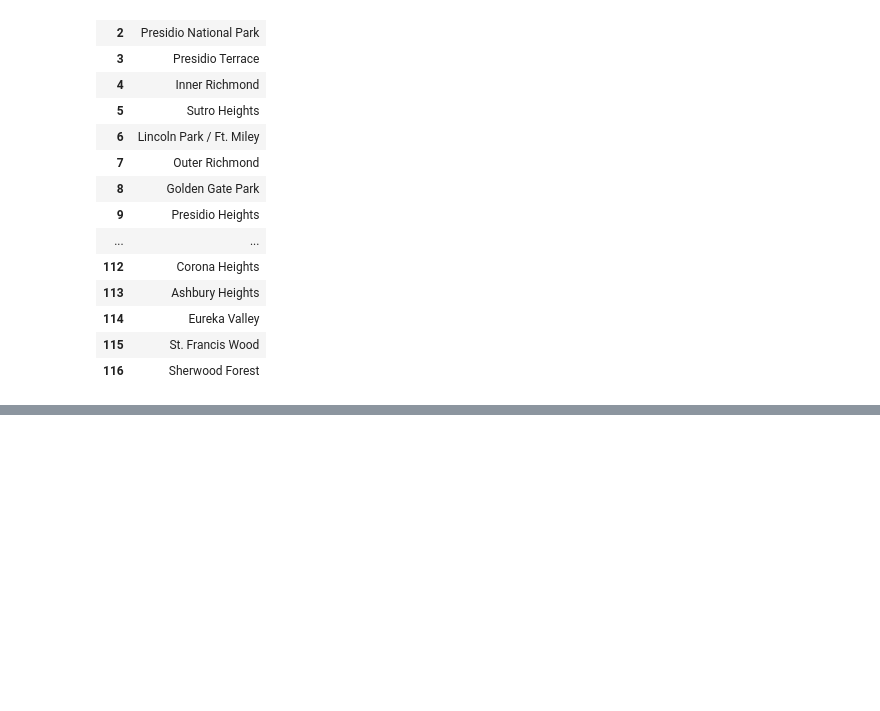
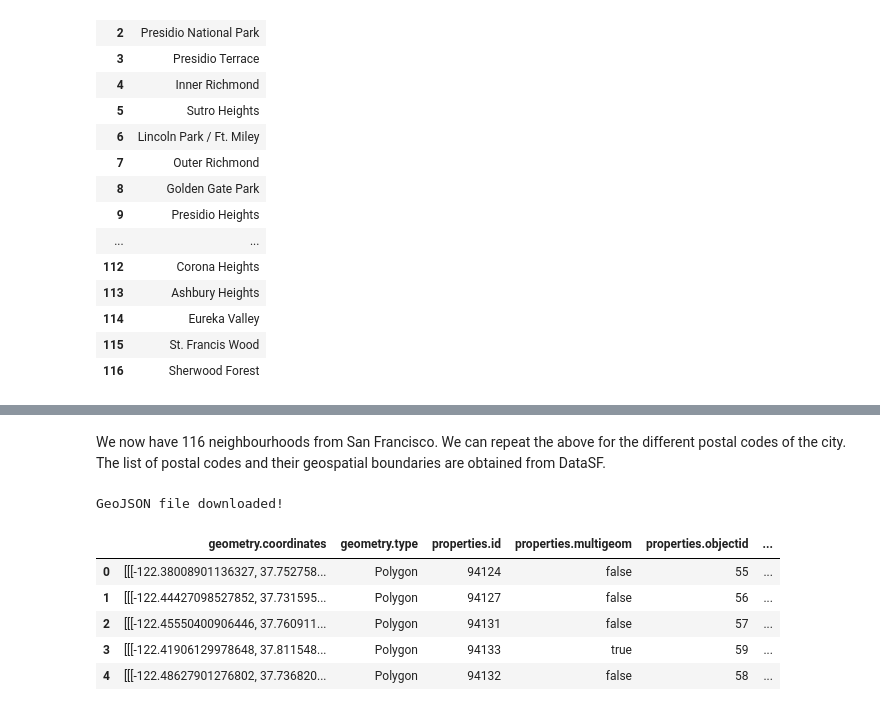
Before and after one commit to elrasp/Coursera_Capstone, a Jupyter notebook: 1. Data Collection - Geospatial Data of San Francisco.ipynb, the cells around one changed output, grey strips where cells are left out. Cells and saved outputs as stored; diff of their text form; code cells hidden in the pictures; blank space fills up the shorter version.

```diff
--- a/1. Data Collection - Geospatial Data of San Francisco.ipynb
+++ b/1. Data Collection - Geospatial Data of San Francisco.ipynb
@@ -160,0 +196,20 @@ df.to_pickle("data/sf_geospatial_data.pkl")
+# %% [markdown]
+We now have 116 neighbourhoods from San Francisco. We can repeat the above for the different postal codes of the city. The list of postal codes and their geospatial boundaries are obtained from DataSF.
+# %%
+# download San Francisco geojson file
+!wget --quiet "https://data.sfgov.org/api/geospatial/srq6-hmpi?method=export&format=GeoJSON" -O "data/san_francisco_zip.geojson"
+
+print('GeoJSON file downloaded!')
+# %% [output]
+GeoJSON file downloaded!
+# %%
+with open('data/san_francisco_zip.geojson') as json_data:
+    d = json.load(json_data)
+json_normalize(d['features']).head()
+# %% [output]
+|  | geometry.coordinates | geometry.type | properties.id | properties.multigeom | properties.objectid | ... |
+| 0 | [[[-122.38008901136327, 37.752758... | Polygon | 94124 | false | 55 | ... |
+| 1 | [[[-122.44427098527852, 37.731595... | Polygon | 94127 | false | 56 | ... |
+| 2 | [[[-122.45550400906446, 37.760911... | Polygon | 94131 | false | 57 | ... |
+| 3 | [[[-122.41906129978648, 37.811548... | Polygon | 94133 | true | 59 | ... |
+| 4 | [[[-122.48627901276802, 37.736820... | Polygon | 94132 | false | 58 | ... |
```
Also changed, not shown: parts of 35 cells of this notebook.
